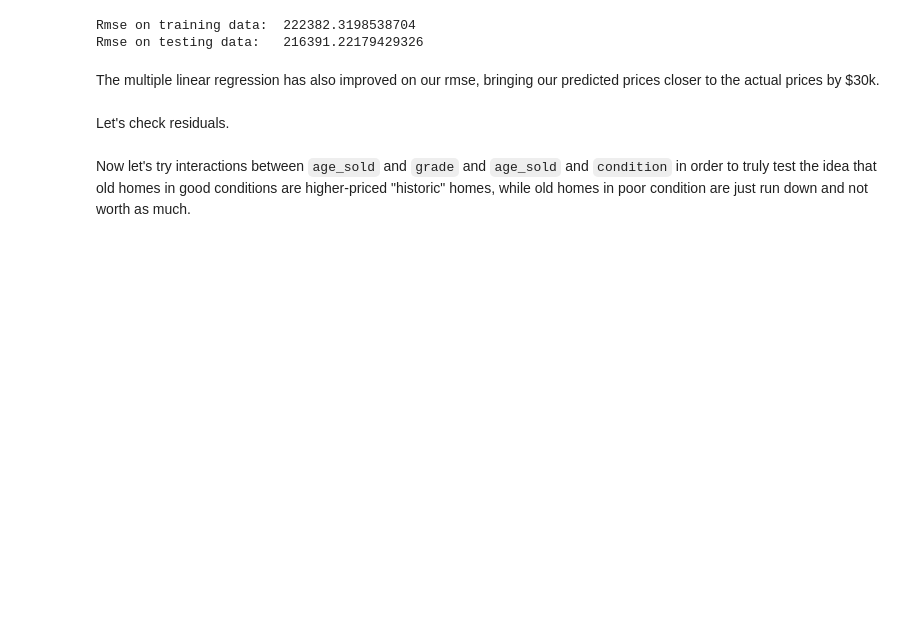
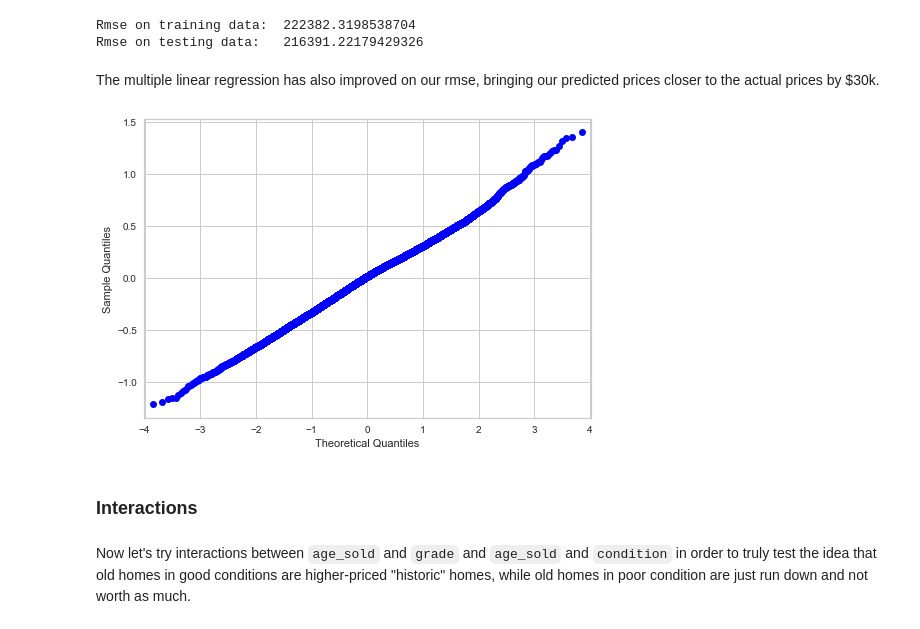
Before and after one commit to jmarkowi/kingcounty, a Jupyter notebook: Markowitz_working_nb.ipynb, the cells around one changed output. Saved outputs shown, nothing was run; the diff lists cells and outputs as text; code cells hidden in the pictures; blank space fills up the shorter version.

```diff
--- a/Markowitz_working_nb.ipynb
+++ b/Markowitz_working_nb.ipynb
@@ -544,5 +547,3 @@ Rmse on training data:  222382.3198538704
 Rmse on testing data:   216391.22179429326
 # %% [markdown]
 The multiple linear regression has also improved on our rmse, bringing our predicted prices closer to the actual prices by $30k.
-# %% [markdown]
-Let's check residuals.
@@ -552,3 +550,11 @@ fig.tight_layout(pad=1.0)
+# %%
+res = historic_model.resid # residuals
+fig = sm.qqplot(res)
+plt.show()
+# %% [output]
+[figure, added]
+# %% [markdown]
+### Interactions
 # %% [markdown]
 Now let's try interactions between `age_sold` and `grade` and `age_sold` and `condition` in order to truly test the idea that old homes in good conditions are higher-priced "historic" homes, while old homes in poor condition are just run down and not worth as much.
 # %%
```
Also changed, not shown: parts of 13 cells of this notebook.
